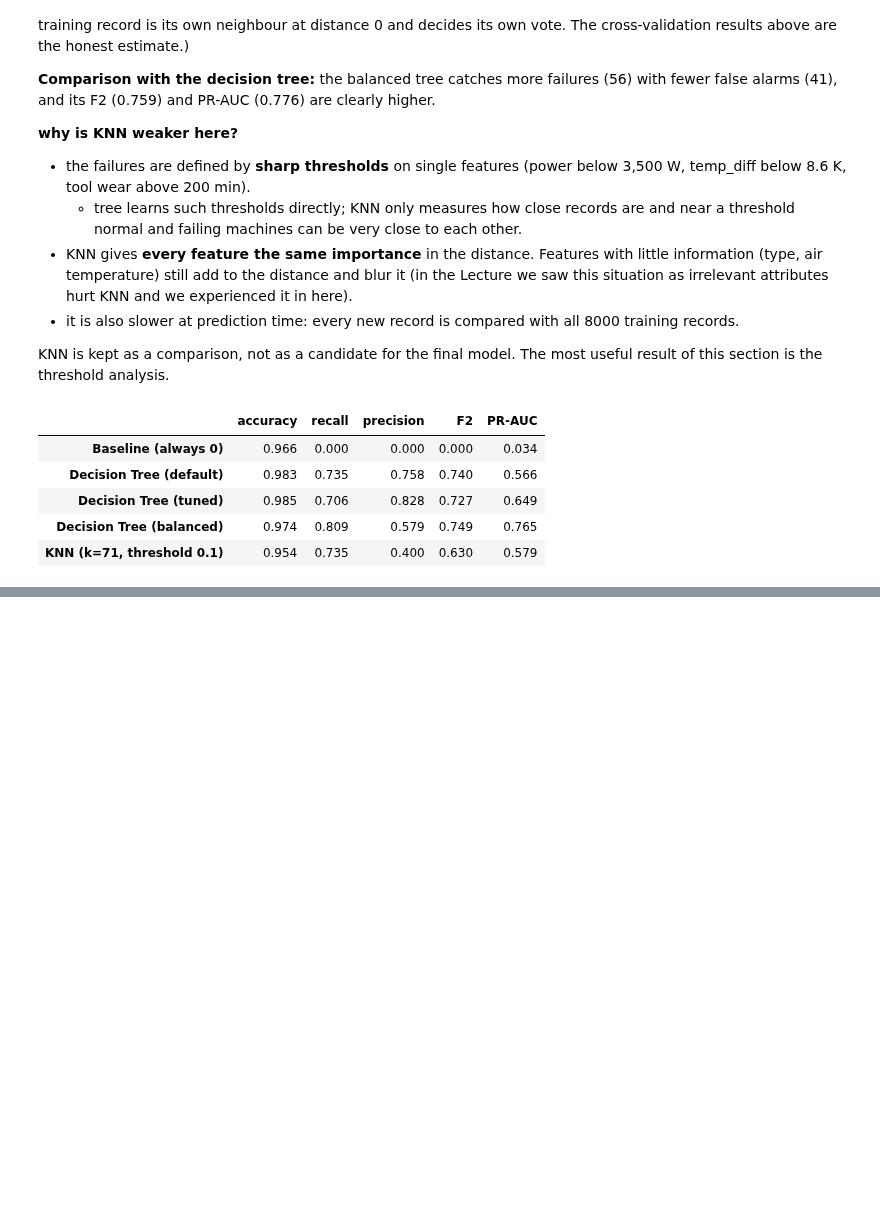
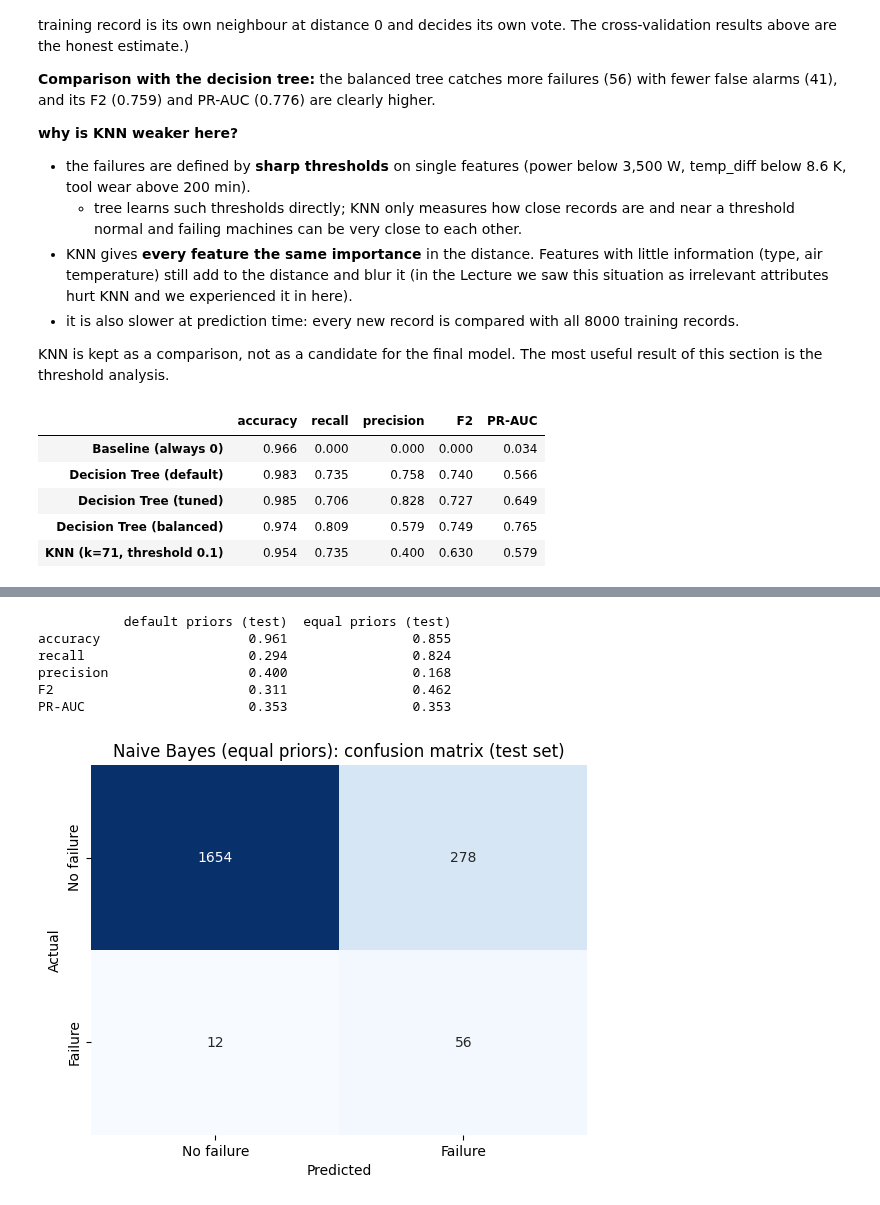
Before and after one commit to serraozkasap/ml-ai4i-predictive-maintenance, a Jupyter notebook: ai4i_predictive_maintenance.ipynb, the cells around one changed output, grey strips where cells are left out. Drawn from its saved outputs; the diff is of its cells as text; code cells hidden in the pictures; blank space fills up the shorter version.

```diff
--- a/ai4i_predictive_maintenance.ipynb
+++ b/ai4i_predictive_maintenance.ipynb
@@ -1118,0 +1166,15 @@ pd.DataFrame(results).T.round(3)
+# %%
+#prior pushes every prediction towards "no failure", because it starts from 96.6% vs 3.4%
+#to see its effect, I force equal priors (50% / 50%), for example I tell the model not to favour the majority class
+nb_equal = GaussianNB(priors=[0.5, 0.5]).fit(X_train, y_train)
+print(pd.DataFrame({"default priors (test)": evaluate(nb_default, X_test, y_test),
+                    "equal priors (test)": evaluate(nb_equal, X_test, y_test)}).round(3))
+plot_confusion(nb_equal, X_test, y_test, "Naive Bayes (equal priors): confusion matrix (test set)")
+# %% [output]
+           default priors (test)  equal priors (test)
+accuracy                   0.961                0.855
+recall                     0.294                0.824
+precision                  0.400                0.168
+F2                         0.311                0.462
+PR-AUC                     0.353                0.353
+[figure, added]
```
Also changed, not shown: parts of 35 cells of this notebook.
